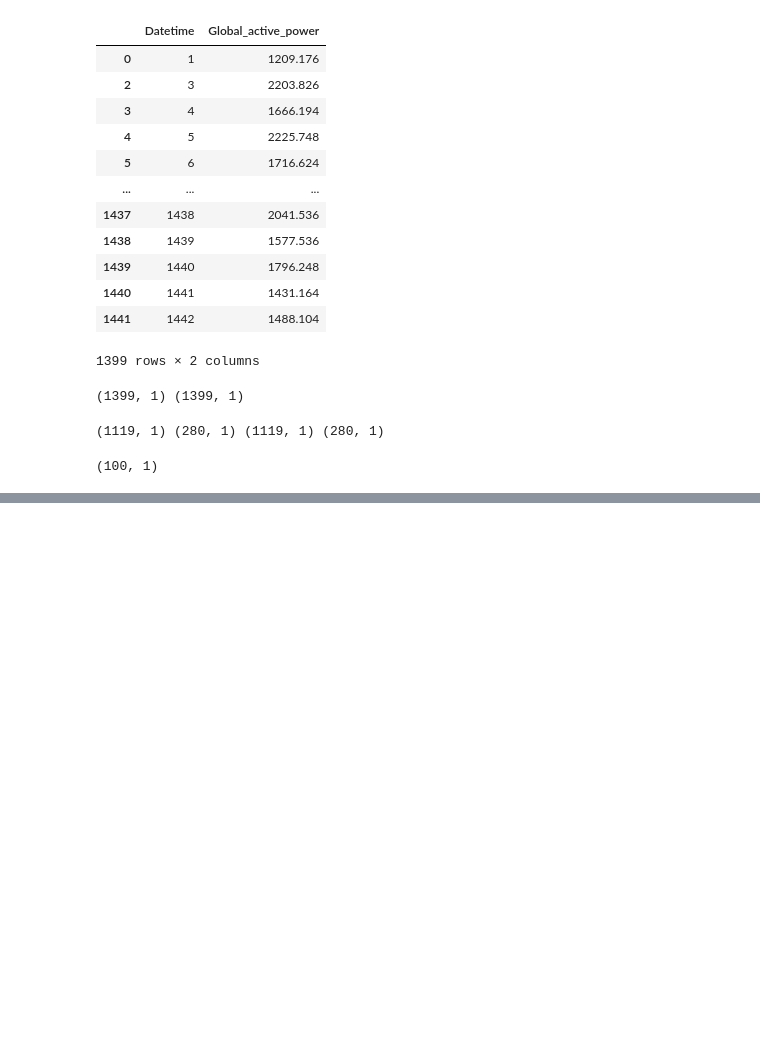
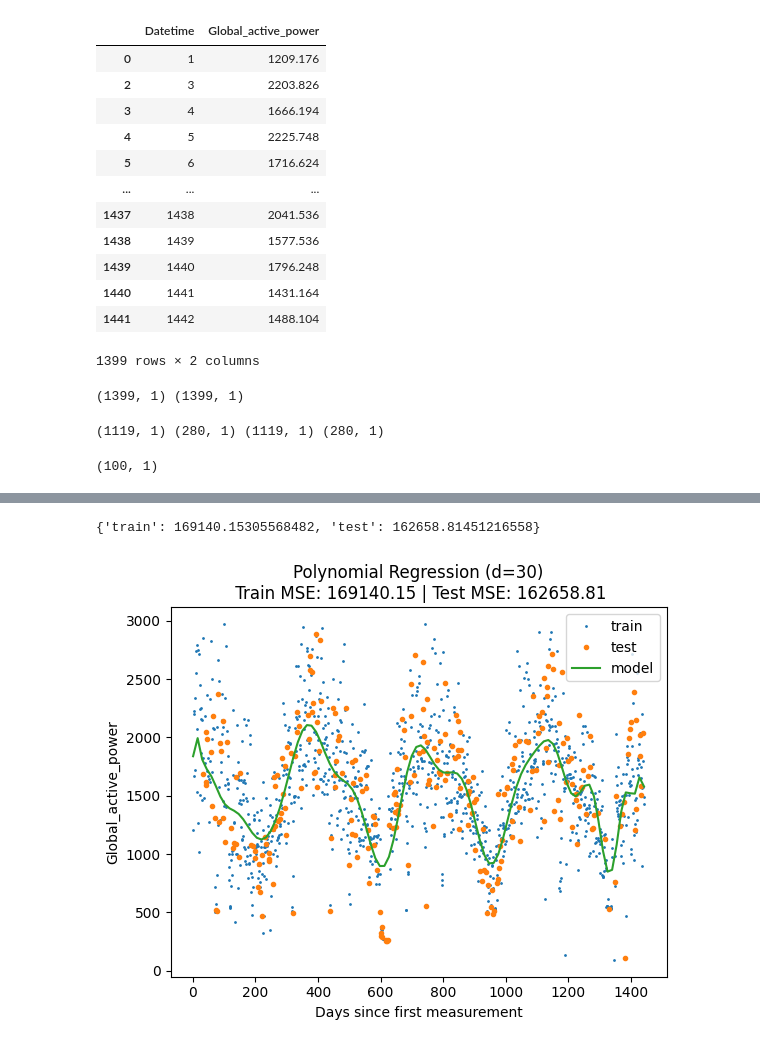
Before and after one commit to yuvraj-rathod-1202/Electricity_Consumption_Predictor, a Jupyter notebook: model_prep.ipynb, the cells around one changed output, grey strips where cells are left out. Saved outputs shown, nothing was run; the diff lists cells and outputs as text; code cells hidden in the pictures; blank space fills up the shorter version.

```diff
--- a/model_prep.ipynb
+++ b/model_prep.ipynb
@@ -166,0 +167,20 @@ plot_fit_predict(mlp_model, X_train, y_train, X_test, y_test, X_lin_1d, "MLP Reg
+# %%
+def create_poly_feature(X, d):
+    X_poly = np.zeros((len(X), d))
+    X_poly[:, 0] = X[:, 0]
+    for i in range(1, d):
+        X_poly[:, i] = X[:, 0] ** (i + 1)
+
+    X_poly = StandardScaler().fit_transform(X_poly)
+    return X_poly
+# %%
+model2 = LinearRegression()
+degree = 30
+Xf_norm_train = create_poly_feature(X_train.reshape(-1, 1), degree)
+Xf_norm_test = create_poly_feature(X_test.reshape(-1, 1), degree)
+X_lin_poly = create_poly_feature(X_lin_1d, degree)
+
+plot_fit_predict(model2, Xf_norm_train, y_train, Xf_norm_test, y_test, X_lin_poly, f"Polynomial Regression (d={degree})")
+# %% [output]
+{'train': 169140.15305568482, 'test': 162658.81451216558}
+[figure, added]
```
Also changed, not shown: parts of 11 cells of this notebook.
